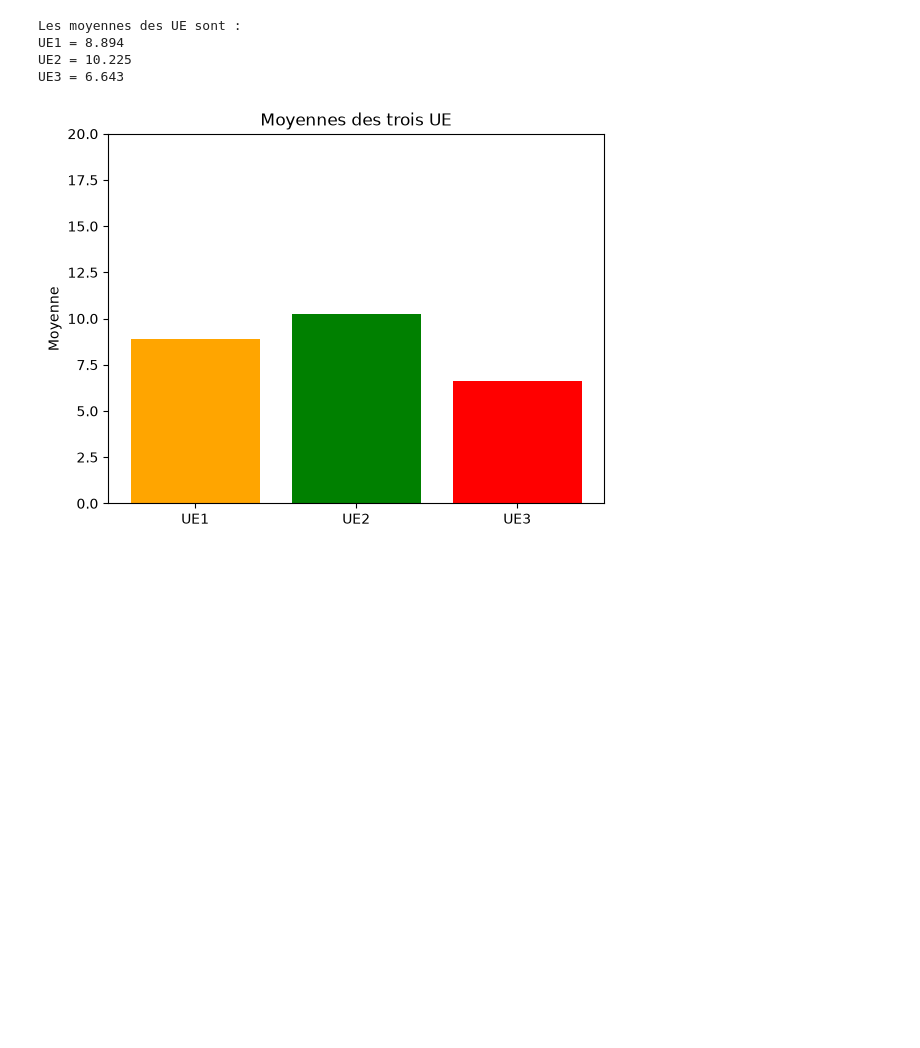
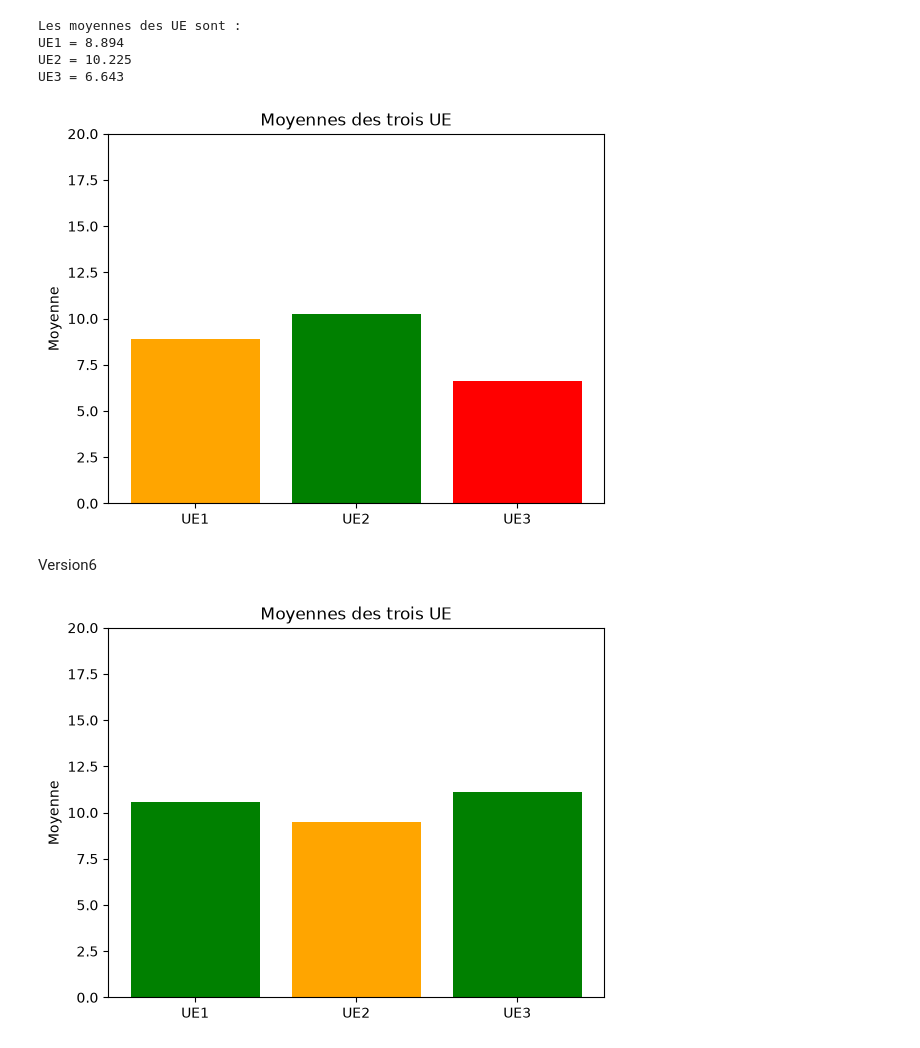
Before and after one commit to cyrilmartin18/R107, a Jupyter notebook: Moyenne.ipynb, the cells around one changed output. Drawn from its saved outputs; the diff is of its cells as text; code cells hidden in the pictures; blank space fills up the shorter version.

Commit message:
version6

```diff
--- a/Moyenne.ipynb
+++ b/Moyenne.ipynb
@@ -134,3 +134,73 @@ UE1 = 8.894
 UE2 = 10.225
 UE3 = 6.643
 [figure]
+# %% [markdown]
+Version6
+# %%
+from tkinter import *
+from tkinter import ttk
+import numpy as np
+import matplotlib.pyplot as plt
+
+coef1 = [10,10,7,7,0,5,0,6,0,5,4,2,5,5,0,20,20,0,0,0,7]
+coef2 = [4,0,2,8,6,0,0,0,0,5,5,2,9,9,3,0,0,29,0,0,7]
+coef3 = [4,0,2,0,0,5,15,6,4,5,5,2,0,0,3,0,0,0,20,20,7]
+
+fenetre = Tk()
+fenetre.title("Moyenne des UE")
+
+frm = ttk.Frame(fenetre)
+frm.grid()
+
+matiere = [f"R{i}" for i in range(101, 116)] + [f"SAE{i}" for i in range(11, 17)]
+
+entrees = []
+
+for i, matieres in enumerate(matiere):
+    etiq = ttk.Label(frm, text=matieres)
+    etiq.grid(column=0, row=i, padx=10, pady=10)
+    saisie = ttk.Entry(frm)
+    saisie.grid(column=1, row=i, padx=10, pady=10)
+    entrees.append(saisie)
+
+
+def couleur(val):
+    if val >= 10:
+        return "green"
+    elif val >= 8:
+        return "orange"
+    else:
+        return "red"
+
+
+def recup():
+    try:
+        saisies = [float(entree.get()) for entree in entrees]
+        moyennes = [
+            np.average(saisies, weights=coef)
+            for coef in [coef1, coef2, coef3]
+        ]
+        for i, moyenne in enumerate(moyennes):
+            texte3 = ttk.Label(
+                frm,
+                text=f"Moyenne UE{i+1}: {moyenne:.2f}"
+            )
+            texte3.grid(column=2, row=i, padx=10, pady=10)
+        colors = [couleur(val) for val in moyennes]
+
+        plt.bar(["UE1", "UE2", "UE3"], moyennes, color=colors)
+        plt.ylim(0, 20)
+        plt.ylabel("Moyenne")
+        plt.title("Moyennes des trois UE")
+        plt.show()
+
+    except ValueError:
+        print("Veuillez remplir toutes les cases avec des nombres.")
+
+
+btn = ttk.Button(frm, text="cliquer ici", command=recup)
+btn.grid(column=3, row=8, padx=10, pady=10)
+
+fenetre.mainloop()
+# %% [output]
+[figure, added]
```
